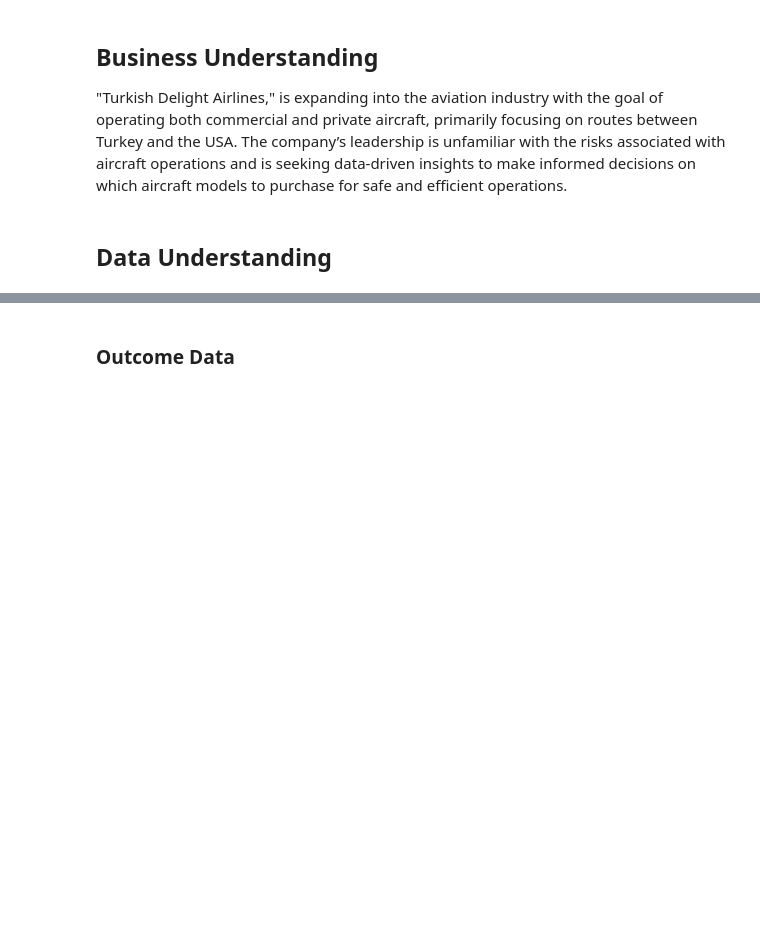
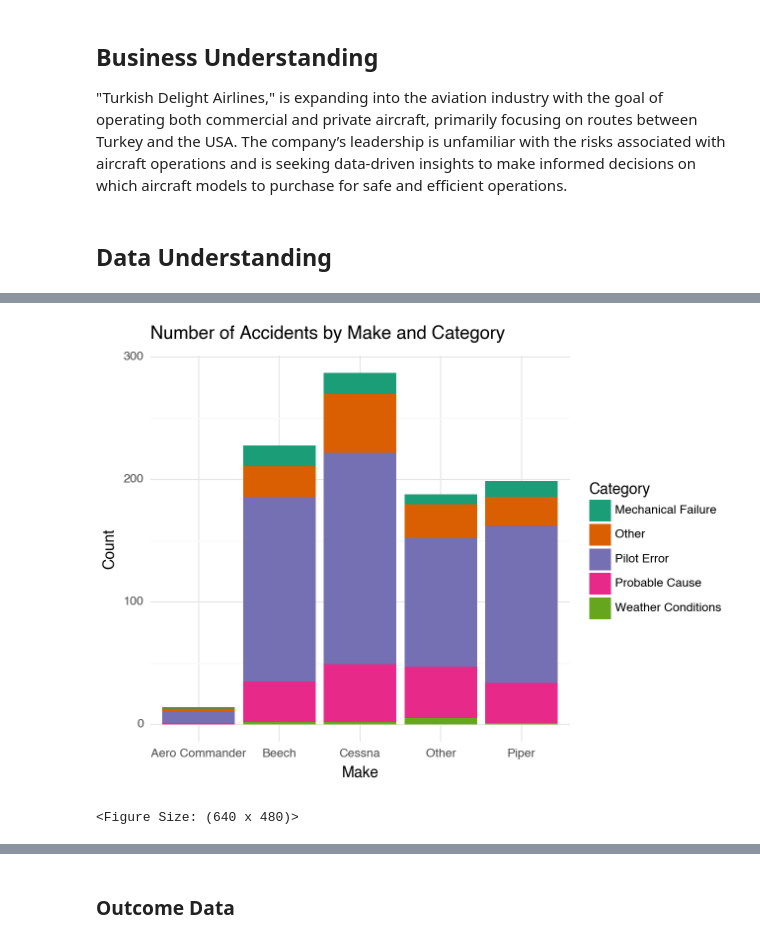
Before and after one commit to orcuncanlilar/aircraft-selection-strategy, a Jupyter notebook: aircraft_selection_strategy.ipynb, the cells around one changed output, grey strips where cells are left out. Drawn from its saved outputs; the diff is of its cells as text; code cells hidden in the pictures; blank space fills up the shorter version.

```diff
--- a/aircraft_selection_strategy.ipynb
+++ b/aircraft_selection_strategy.ipynb
@@ -161,0 +131,9 @@ Name: Animal Type, dtype: int64
+# %%
+aviation_data = pd.read_csv('data/aviation_data_cleaned.csv')
+# %%
+pivot_table = aviation_data.pivot_table(index='Make', columns='Category', aggfunc='size', fill_value=0).sort_values(by='Mechanical Failure', ascending=False)
+# add another column called Percantage of Mechanical Failures
+pivot_table['Percentage of Mechanical Failures'] = pivot_table['Mechanical Failure'] / pivot_table.sum(axis=1) * 100
+pivot_table = pivot_table.reset_index()
+pivot_table['Make'] = pivot_table['Make'].apply(lambda x: x if x in ['Cessna', 'Piper', 'Beech', 'Aero Commander'] else 'Other')
+pivot_table
@@ -161,0 +154,17 @@ Name: Animal Type, dtype: int64
+# %%
+# create a stack bar chart bars are make and the stack is the rest of the columns by using plotnine
+pivot_table = pivot_table.melt(id_vars='Make', value_vars=['Mechanical Failure', 'Pilot Error', 'Weather Conditions','Probable Cause', 'Other'], var_name='Category', value_name='Count')
+pivot_table = pivot_table.sort_values(by='Count', ascending=False)
+pivot_table['Make'] = pivot_table['Make'].apply(lambda x: x if x in ['Cessna', 'Piper', 'Beech', 'Aero Commander'] else 'Other')
+
+(
+    ggplot(pivot_table, aes(x='Make', y='Count', fill='Category')) +
+    geom_col(position='stack') +
+    theme(axis_text_x=element_text(rotation=45, hjust=1)) +
+    labs(title='Number of Accidents by Make and Category', x='Make', y='Count') +
+    scale_fill_brewer(type='qual', palette=2) +
+    theme_minimal()
+)
+# %% [output]
+[figure, added]
+<Figure Size: (640 x 480)>
```
Also changed, not shown: parts of 81 cells of this notebook, 3 other files.
